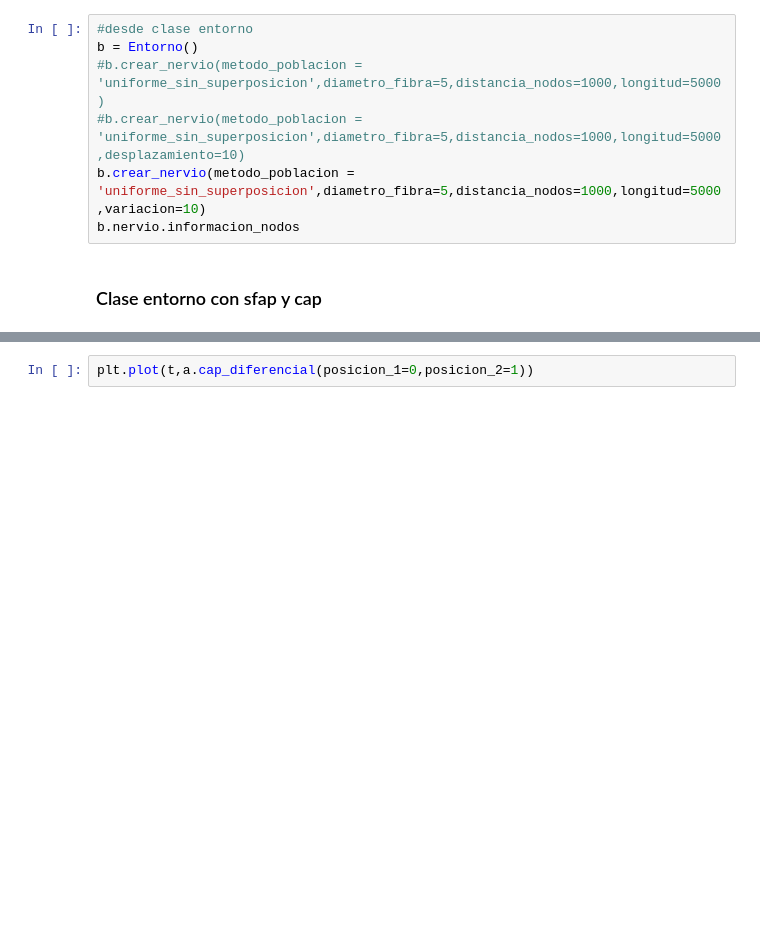
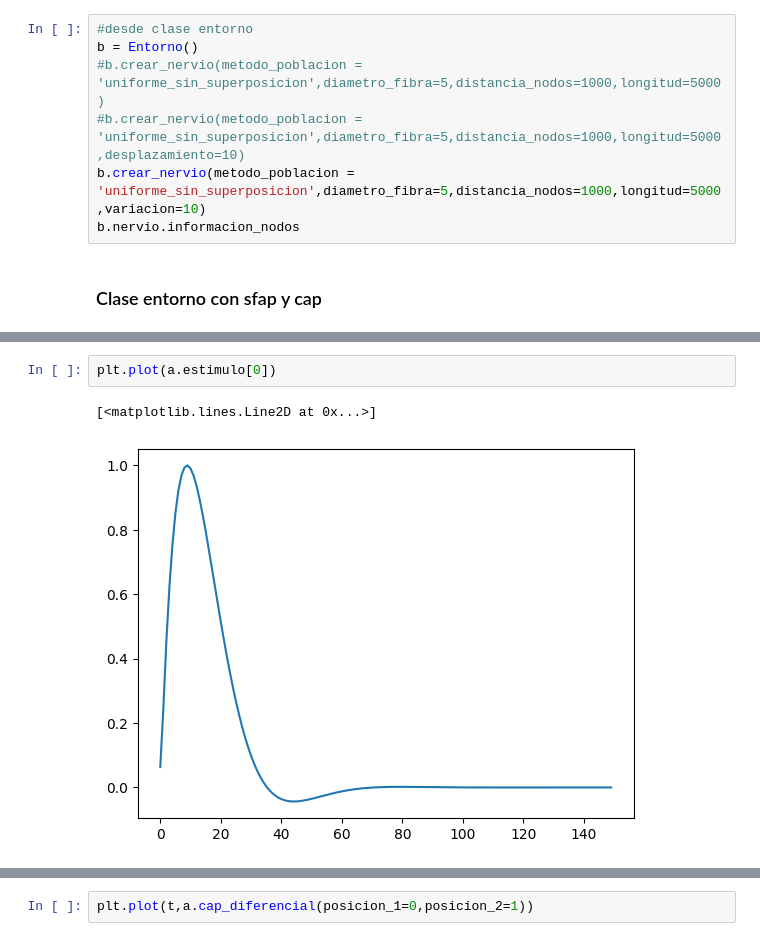
Before and after one commit to rmserra/proyecto-de-graduacion, a Jupyter notebook: modelo_poo.ipynb, the cells around one changed output, grey strips where cells are left out. Cells and saved outputs as stored; diff of their text form; blank space fills up the shorter version.

```diff
--- a/modelo_poo.ipynb
+++ b/modelo_poo.ipynb
@@ -1349,0 +1315,5 @@ plt.plot(t,a.cap_diferencial(posicion_1=0,posicion_2=1),'magenta')
+# %%
+plt.plot(a.estimulo[0])
+# %% [output]
+[<matplotlib.lines.Line2D at 0x...>]
+[figure, added]
```
Also changed, not shown: parts of 15 cells of this notebook, 3 other files.
